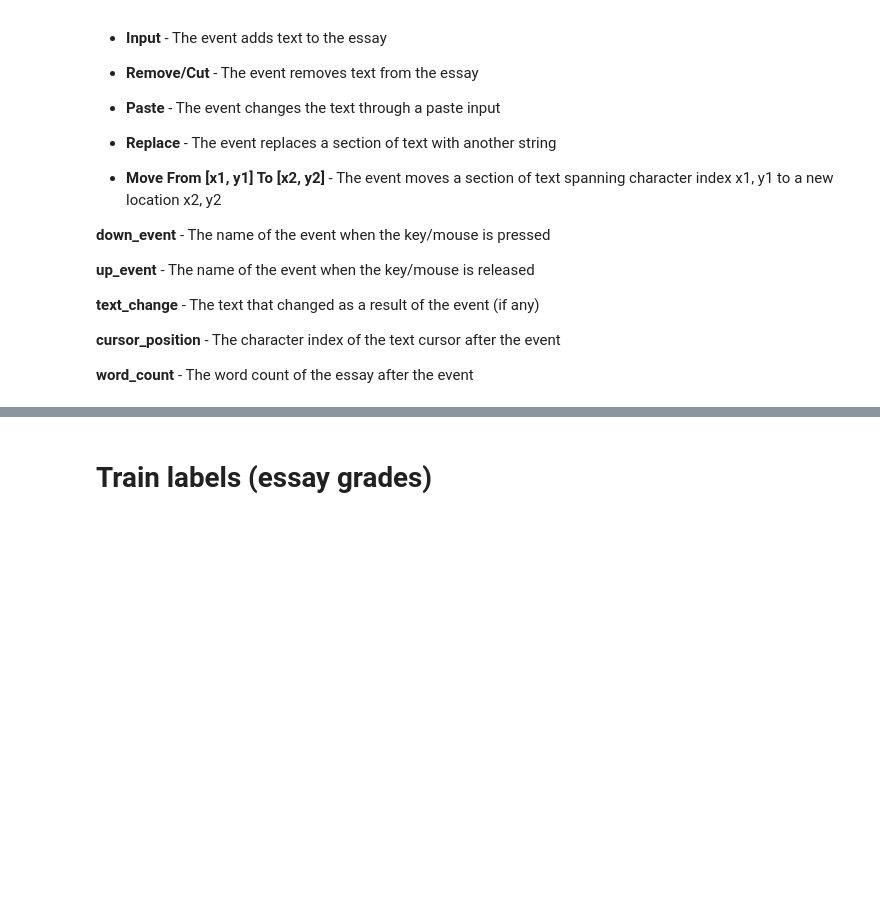
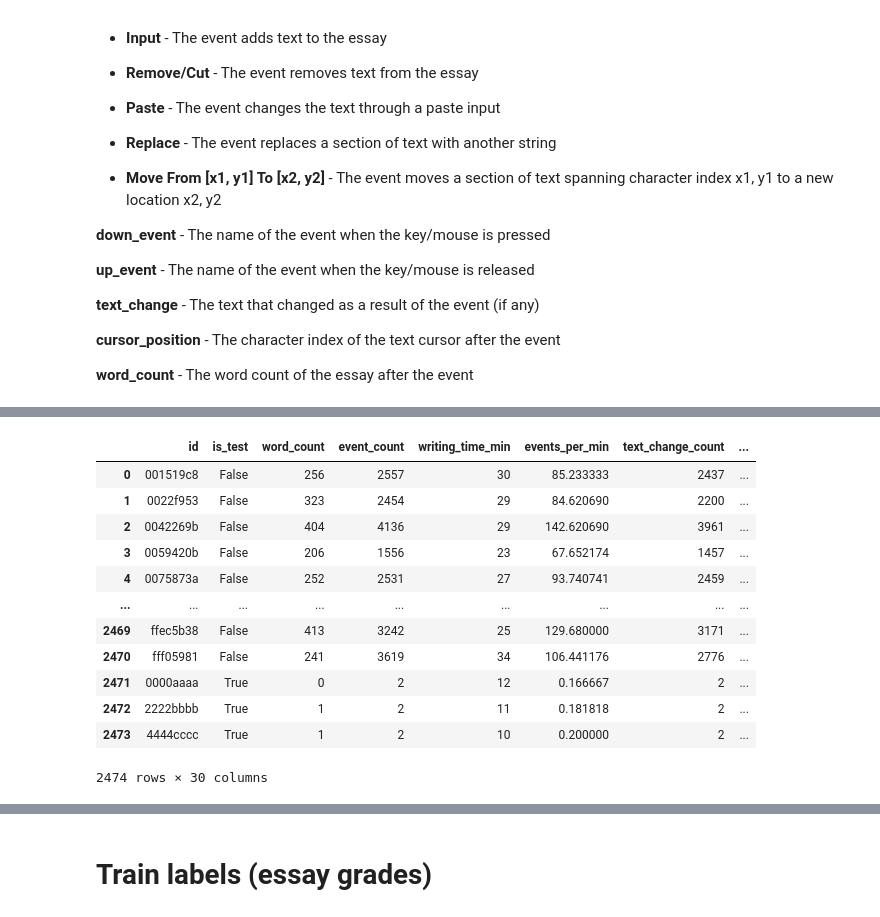
Before and after one commit to arammul/ML_project_2023_T22, a Jupyter notebook: Anastasija/Data Exploration.ipynb, the cells around one changed output, grey strips where cells are left out. Saved outputs shown, nothing was run; the diff lists cells and outputs as text; code cells hidden in the pictures; blank space fills up the shorter version.

```diff
--- a/Anastasija/Data Exploration.ipynb
+++ b/Anastasija/Data Exploration.ipynb
@@ -179,0 +361,19 @@ df
+# %%
+import copy
+df_model = copy.deepcopy(df)
+# %%
+df_model
+# %% [output]
+|  | id | is_test | word_count | event_count | writing_time_min | events_per_min | text_change_count | ... |
+| 0 | 001519c8 | False | 256 | 2557 | 30 | 85.233333 | 2437 | ... |
+| 1 | 0022f953 | False | 323 | 2454 | 29 | 84.620690 | 2200 | ... |
+| 2 | 0042269b | False | 404 | 4136 | 29 | 142.620690 | 3961 | ... |
+| 3 | 0059420b | False | 206 | 1556 | 23 | 67.652174 | 1457 | ... |
+| 4 | 0075873a | False | 252 | 2531 | 27 | 93.740741 | 2459 | ... |
+| ... | ... | ... | ... | ... | ... | ... | ... | ... |
+| 2469 | ffec5b38 | False | 413 | 3242 | 25 | 129.680000 | 3171 | ... |
+| 2470 | fff05981 | False | 241 | 3619 | 34 | 106.441176 | 2776 | ... |
+| 2471 | 0000aaaa | True | 0 | 2 | 12 | 0.166667 | 2 | ... |
+| 2472 | 2222bbbb | True | 1 | 2 | 11 | 0.181818 | 2 | ... |
+| 2473 | 4444cccc | True | 1 | 2 | 10 | 0.200000 | 2 | ... |
+2474 rows × 30 columns
```
Also changed, not shown: parts of 55 cells of this notebook.
